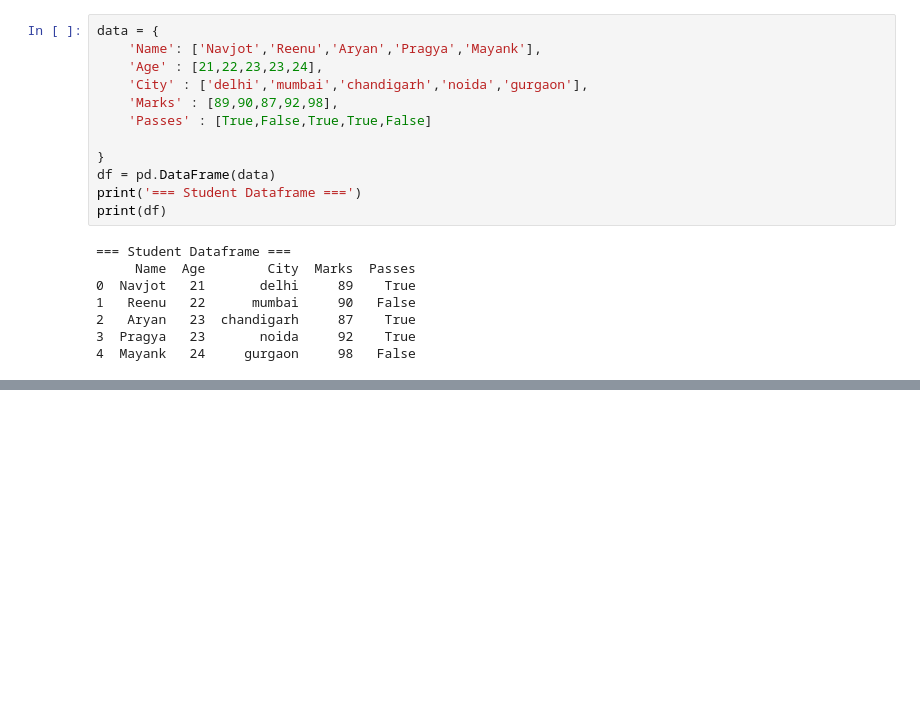
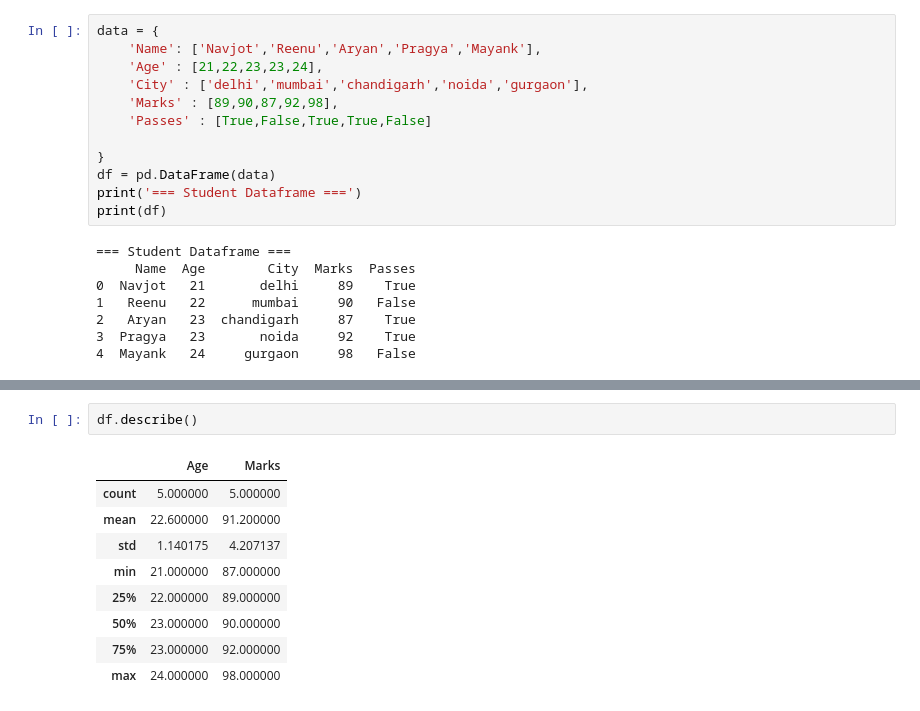
Before and after one commit to PragyaRana/DS_Training, a Jupyter notebook: Day3_DS.ipynb, the cells around one changed output, grey strips where cells are left out. Cells and saved outputs as stored; diff of their text form; blank space fills up the shorter version.

```diff
--- a/Day3_DS.ipynb
+++ b/Day3_DS.ipynb
@@ -175,0 +202,12 @@ print(df)
+# %%
+df.describe()
+# %% [output]
+|  | Age | Marks |
+| count | 5.000000 | 5.000000 |
+| mean | 22.600000 | 91.200000 |
+| std | 1.140175 | 4.207137 |
+| min | 21.000000 | 87.000000 |
+| 25% | 22.000000 | 89.000000 |
+| 50% | 23.000000 | 90.000000 |
+| 75% | 23.000000 | 92.000000 |
+| max | 24.000000 | 98.000000 |
```
Also changed, not shown: parts of 6 cells of this notebook.
